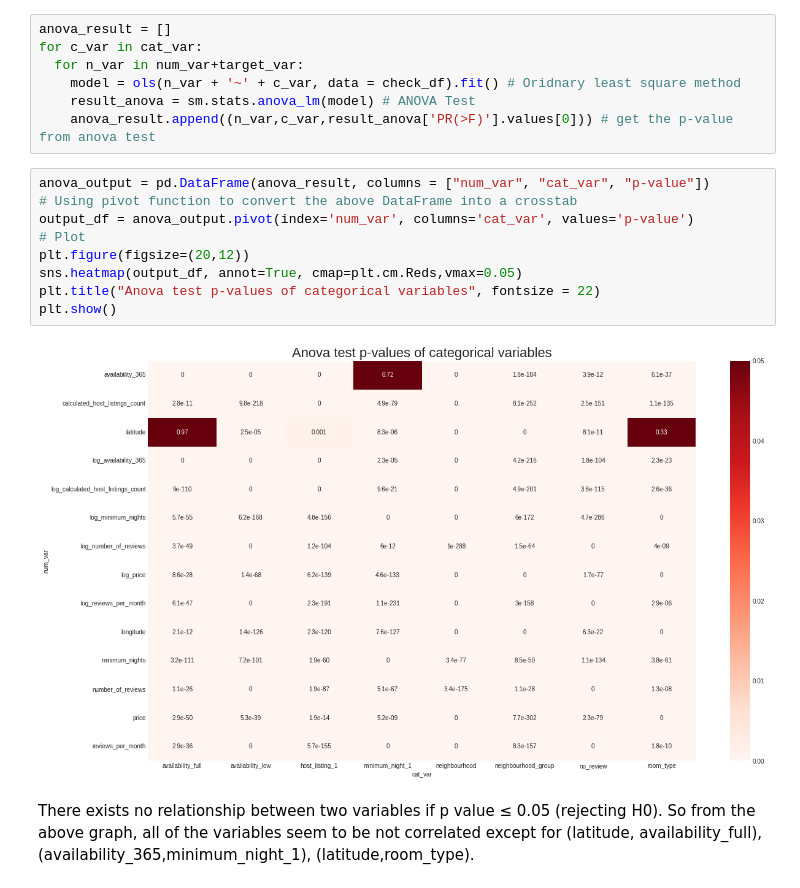
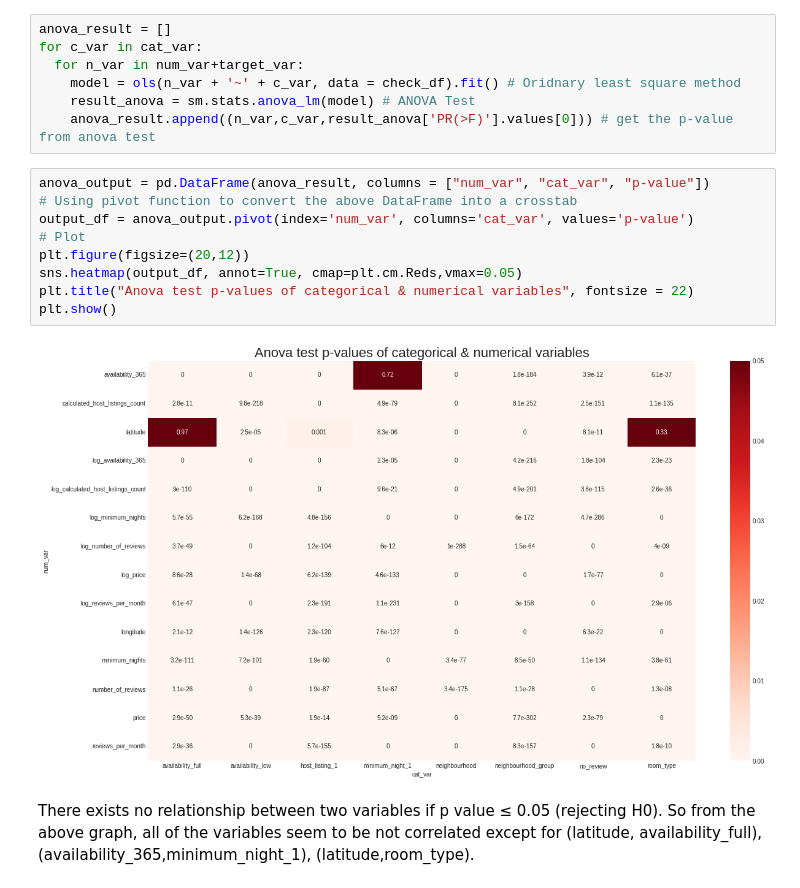
Before and after one commit to nguyen-nhat-mai/ensemble_project, a Jupyter notebook: Airbnb_Price_Prediction.ipynb, the cells around one changed output. Cells and saved outputs as stored; diff of their text form.

Commit message:
Update minor error in correlation graph

```diff
--- a/Airbnb_Price_Prediction.ipynb
+++ b/Airbnb_Price_Prediction.ipynb
@@ -536,14 +534,14 @@ for c_var in cat_var:
 # %%
 anova_output = pd.DataFrame(anova_result, columns = ["num_var", "cat_var", "p-value"])
 # Using pivot function to convert the above DataFrame into a crosstab
 output_df = anova_output.pivot(index='num_var', columns='cat_var', values='p-value')
 # Plot
 plt.figure(figsize=(20,12))
 sns.heatmap(output_df, annot=True, cmap=plt.cm.Reds,vmax=0.05)
-plt.title("Anova test p-values of categorical variables", fontsize = 22)
+plt.title("Anova test p-values of categorical & numerical variables", fontsize = 22)
 plt.show()
 # %% [output]
-[figure, old version]
+[figure, new version]
 # %% [markdown]
 There exists no relationship between two variables if p value ≤ 0.05 (rejecting H0). So from the above graph, all of the variables seem to be not correlated except for (latitude, availability_full), (availability_365,minimum_night_1), (latitude,room_type).
 # %% [markdown]
```
Also changed, not shown: parts of 1 cell of this notebook.
